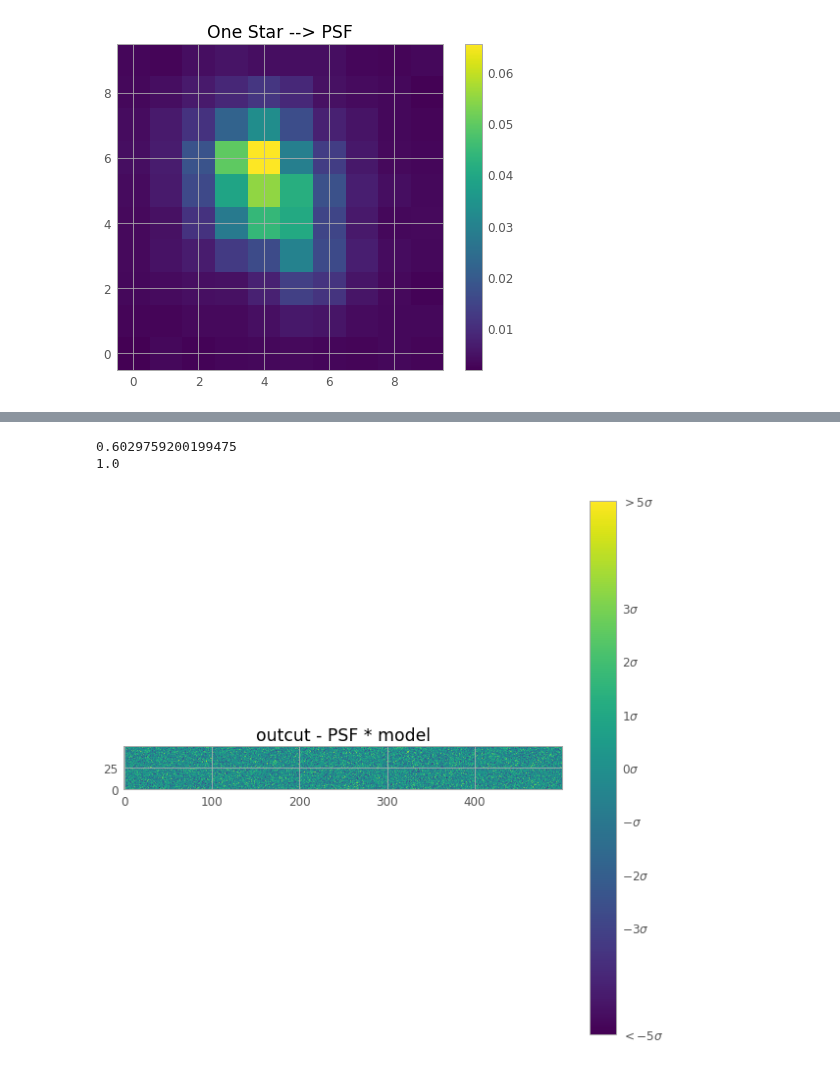
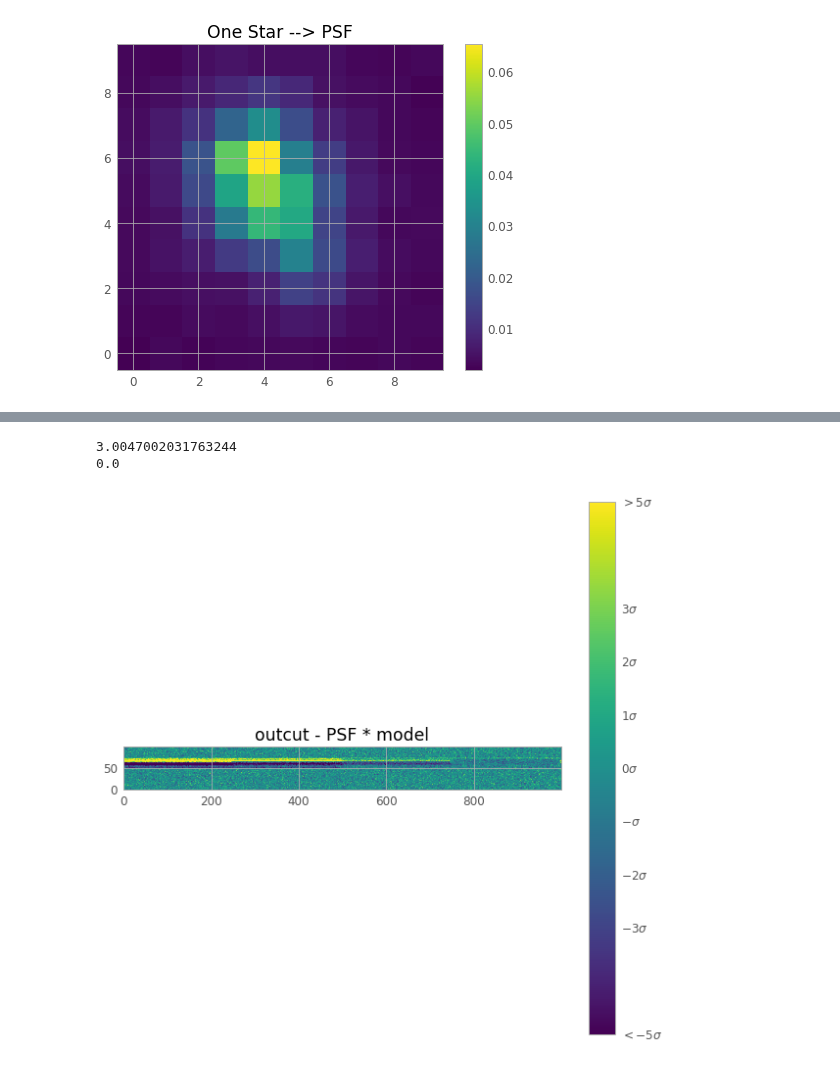
Before and after one commit to SSAEPFL/PSF, a Jupyter notebook: test-track-fitting.ipynb, the cells around one changed output, grey strips where cells are left out. Saved outputs shown, nothing was run; the diff lists cells and outputs as text; code cells hidden in the pictures.

```diff
--- a/test-track-fitting.ipynb
+++ b/test-track-fitting.ipynb
@@ -87,22 +87,22 @@ plt.show()
 # %%
 # Convolution of model and PSF to get what we would measure
-initial_guess = (30, 30, 1, 1000)
-track_model = simplerTrackModel(np.shape(track_data), *initial_guess)
-convolved_track = convolve2d(track_model, PSF, 'same')
+initial_guess = (58, 62, 2, 500)
+track_model = simplerTrackModel(np.shape(track_data2), *initial_guess)
+convolved_track = convolve2d(track_model, PSF2, 'same')
 #mean, median, std = sigma_clipped_stats(track_data, sigma=4.0, mask=mask)
-print(reducedGoodnessModel(track_data, convolved_track + np.mean(track_data), std))
-print(pvalue(track_data, convolved_track + np.mean(track_data), std))
+print(reducedGoodnessModel(track_data2, convolved_track + np.mean(track_data), std))
+print(pvalue(track_data2, convolved_track + np.mean(track_data2), std))
 
 plt.figure(figsize=(10,10))
 plt.title('outcut - PSF * model')
-plt.imshow(track_data-convolved_track, origin='lower', cmap='viridis', interpolation='none', vmin=-5*std+mean, vmax=5*std+mean)
+plt.imshow(track_data2-convolved_track, origin='lower', cmap='viridis', interpolation='none', vmin=-5*std+mean, vmax=5*std+mean)
 cbar = plt.colorbar(ticks=ticks)
 cbar.ax.set_yticklabels(tick_labels)
 plt.show()
 # %% [output]
-0.6029759200199475
-1.0
+3.0047002031763244
+0.0
-[figure, old version]
+[figure, new version]
 # %%
 # Model parameter fitting using Marginalization & uncertainty estimation
 # source https://emcee.readthedocs.io/en/stable/tutorials/line/
```
Also changed, not shown: parts of 8 cells of this notebook, 1 other file.
